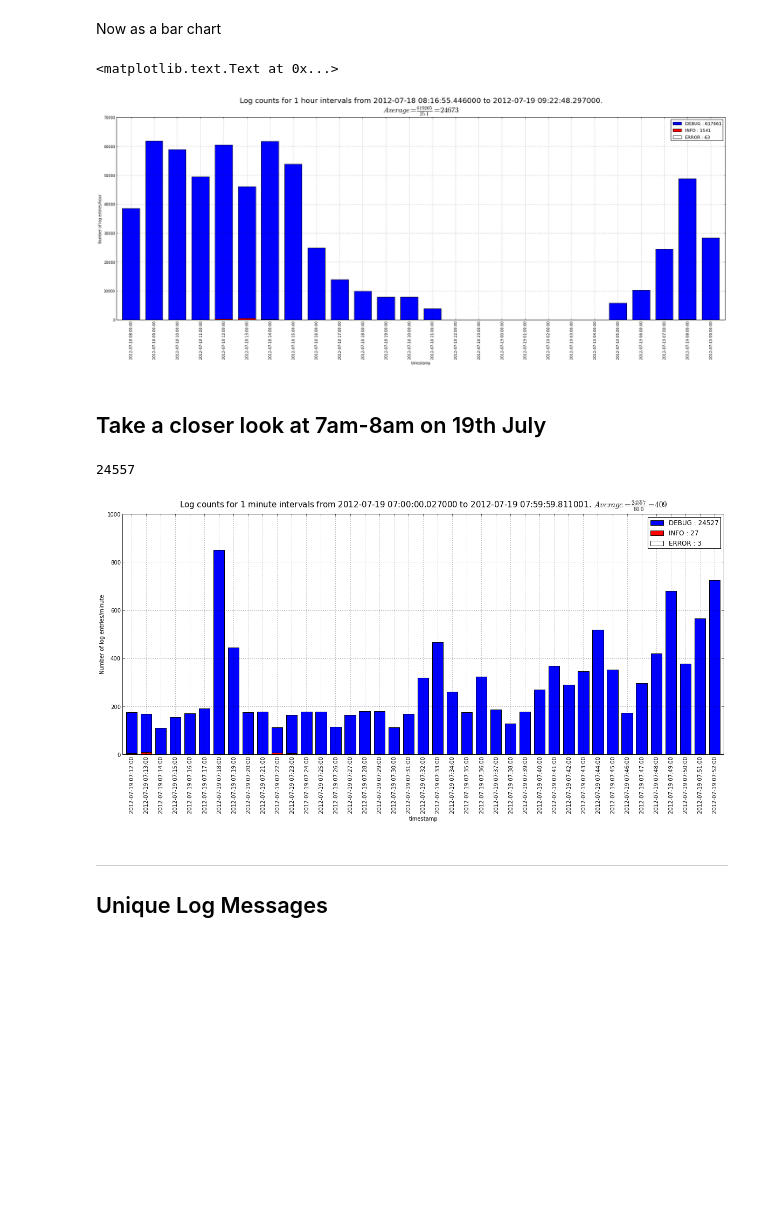
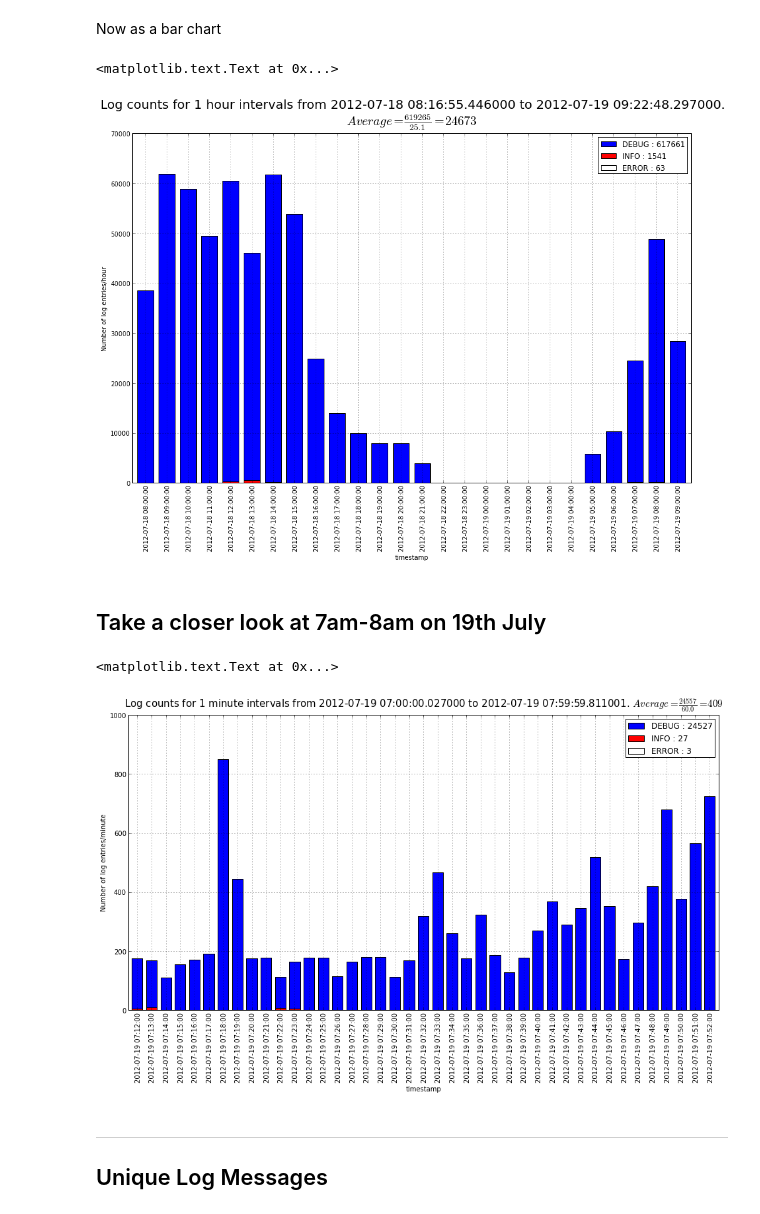
Before and after one commit to peterwilliams97/log_analysis, a Jupyter notebook: nb_pandas.ipynb, the cells around one changed output. Cells and saved outputs as stored; diff of their text form; code cells hidden in the pictures; blank space fills up the shorter version.

```diff
--- a/nb_pandas.ipynb
+++ b/nb_pandas.ipynb
@@ -27,3 +40,5 @@ pandas: 0.11.0
+# %%
+WIDTH = 16
 # %% [markdown]
 Add a utility function
 # %%
@@ -183,31 +198,31 @@ Now as a bar chart
 # %%
 # Need to plot shorter bars later so we can see them
 levels = sorted(levels, key = lambda x: -len(df[df.level==x]))
 # Color cycling is currenty broken on pandas bar chars
 colors = ['b', 'r', 'w']
 
 # Make the figure big so we can see the tiny INFO and ERROR counts
-plt.figsize(30,10)
+plt.figsize(WIDTH,10)
 for i,level in enumerate(levels):
     bars = df[df.level==level].logfile.resample('60min', how='count')
     bars.plot(kind='bar', color=colors[i], label='%s : %d' % (level, len(df[df.level==level])))
 legend(loc='best')
 hours = (df.index.max() - df.index.min()).total_seconds()/3600
 title(r'''Log counts for 1 hour intervals from %s to %s.
 $Average=\frac{%d}{%.1f}=%d$
 ''' % (df.index.min(), df.index.max(),
         len(df), hours, int(len(df)/hours)), size=20)
 ylabel('Number of log entries/hour')
 # %% [output]
 <matplotlib.text.Text at 0x...>
-[figure, old version]
+[figure, new version]
 # %% [markdown]
 Take a closer look at 7am-8am on 19th July
 ------------------------------------------
 # %%
 df7am = df['2012-07-19 07:00' : '2012-07-19 07:59']
 
-plt.figsize(20,8)
+plt.figsize(WIDTH,8)
 for i,level in enumerate(levels):
     bars = df7am[df7am.level==level].logfile.resample('1min', how='count')
     bars.plot(kind='bar', color=colors[i], label='%s : %d' % (level, len(df7am[df7am.level==level])))
@@ -218,8 +233,8 @@ title(r'''Log counts for 1 minute intervals from %s to %s. $Average=\frac{%d}{%.
        len(df7am), minutes, int(len(df7am)/minutes)), size=15)
 ylabel('Number of log entries/minute')
 # %% [output]
-24557
+<matplotlib.text.Text at 0x...>
-[figure, old version]
+[figure, new version]
 # %% [markdown]
 ***
 Unique Log Messages
```
Also changed, not shown: parts of 21 cells of this notebook, 1 other file.
